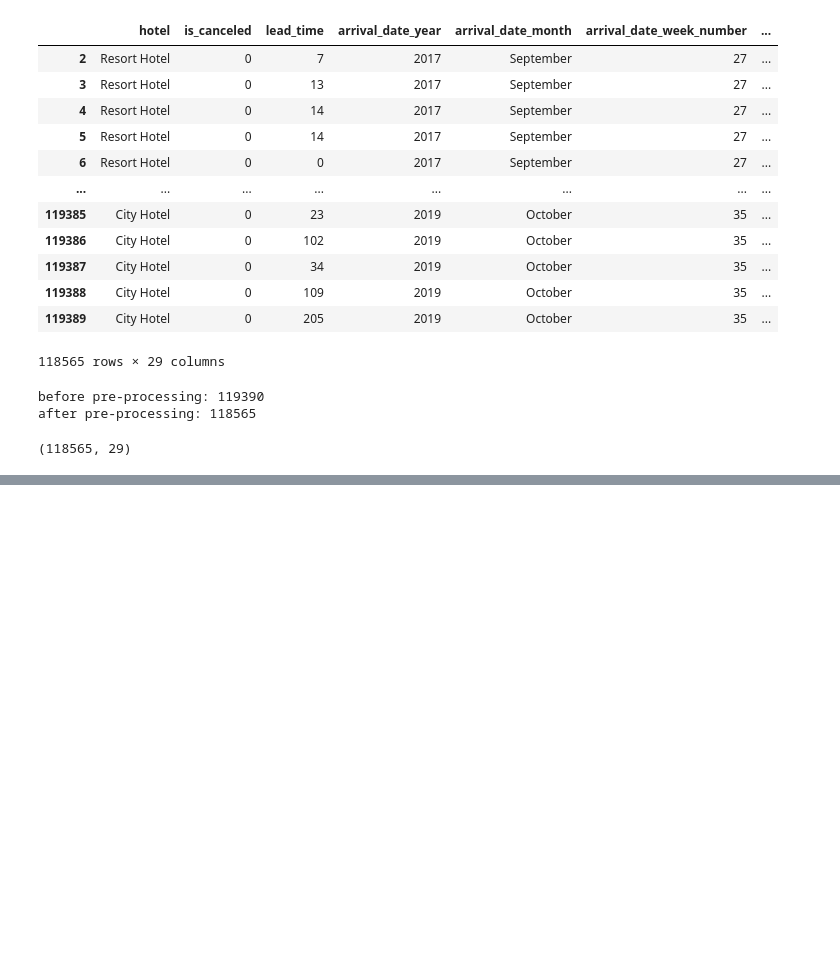
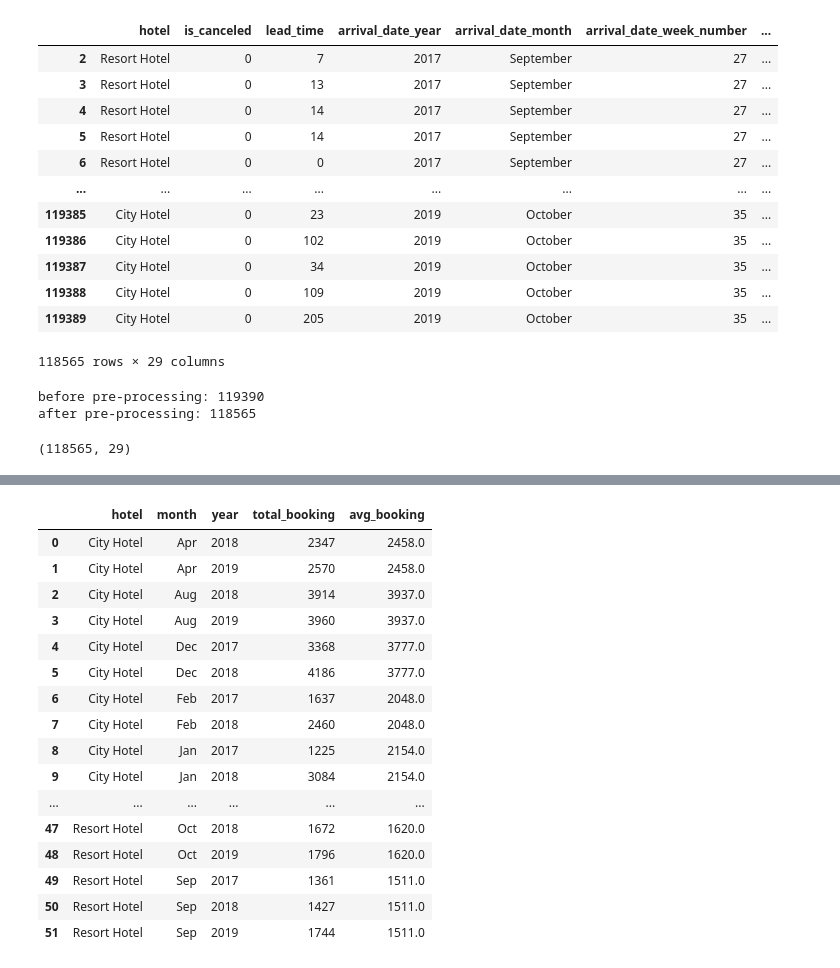
Before and after one commit to audryannoor/Investigate-Hotel-Business-using-Data-Visualization, a Jupyter notebook: Rafif Noor Audryan_Investigate Hotel Business using Data-Visualization.ipynb, the cells around one changed output, grey strips where cells are left out. Drawn from its saved outputs; the diff is of its cells as text; code cells hidden in the pictures; blank space fills up the shorter version.

```diff
--- a/Rafif Noor Audryan_Investigate Hotel Business using Data-Visualization.ipynb
+++ b/Rafif Noor Audryan_Investigate Hotel Business using Data-Visualization.ipynb
@@ -164,0 +270,20 @@ df_final.shape
+# %%
+df2_ba_final
+# %% [output]
+|  | hotel | month | year | total_booking | avg_booking |
+| 0 | City Hotel | Apr | 2018 | 2347 | 2458.0 |
+| 1 | City Hotel | Apr | 2019 | 2570 | 2458.0 |
+| 2 | City Hotel | Aug | 2018 | 3914 | 3937.0 |
+| 3 | City Hotel | Aug | 2019 | 3960 | 3937.0 |
+| 4 | City Hotel | Dec | 2017 | 3368 | 3777.0 |
+| 5 | City Hotel | Dec | 2018 | 4186 | 3777.0 |
+| 6 | City Hotel | Feb | 2017 | 1637 | 2048.0 |
+| 7 | City Hotel | Feb | 2018 | 2460 | 2048.0 |
+| 8 | City Hotel | Jan | 2017 | 1225 | 2154.0 |
+| 9 | City Hotel | Jan | 2018 | 3084 | 2154.0 |
+| ... | ... | ... | ... | ... | ... |
+| 47 | Resort Hotel | Oct | 2018 | 1672 | 1620.0 |
+| 48 | Resort Hotel | Oct | 2019 | 1796 | 1620.0 |
+| 49 | Resort Hotel | Sep | 2017 | 1361 | 1511.0 |
+| 50 | Resort Hotel | Sep | 2018 | 1427 | 1511.0 |
+| 51 | Resort Hotel | Sep | 2019 | 1744 | 1511.0 |
```
Also changed, not shown: parts of 12 cells of this notebook.
